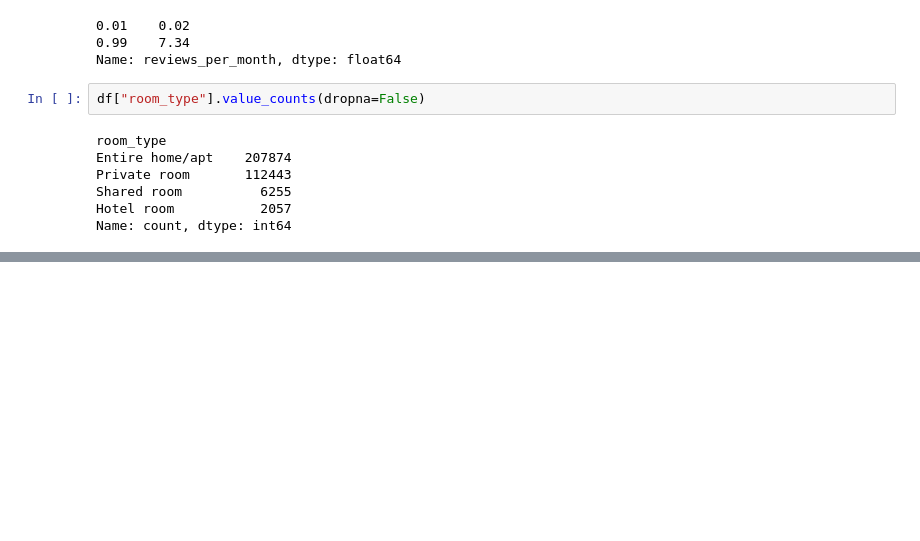
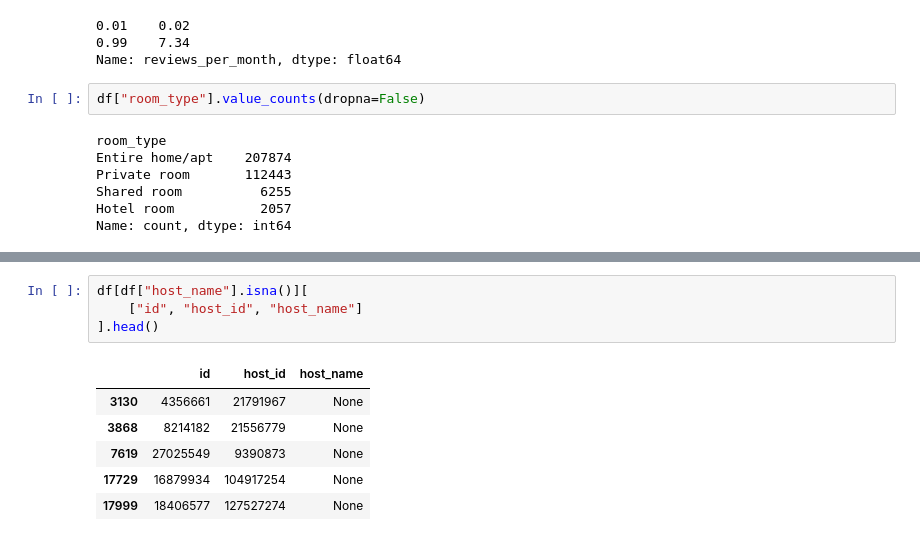
Before and after one commit to Aizar-yzd/bigdata-final-project, a Jupyter notebook: elt_pipeline/04_check_data.ipynb, the cells around one changed output, grey strips where cells are left out. Drawn from its saved outputs; the diff is of its cells as text; blank space fills up the shorter version.

```diff
--- a/elt_pipeline/04_check_data.ipynb
+++ b/elt_pipeline/04_check_data.ipynb
@@ -203,0 +271,11 @@ Name: count, dtype: int64
+# %%
+df[df["host_name"].isna()][
+    ["id", "host_id", "host_name"]
+].head()
+# %% [output]
+|  | id | host_id | host_name |
+| 3130 | 4356661 | 21791967 | None |
+| 3868 | 8214182 | 21556779 | None |
+| 7619 | 27025549 | 9390873 | None |
+| 17729 | 16879934 | 104917254 | None |
+| 17999 | 18406577 | 127527274 | None |
```
Also changed, not shown: parts of 8 cells of this notebook, 2 other files.
